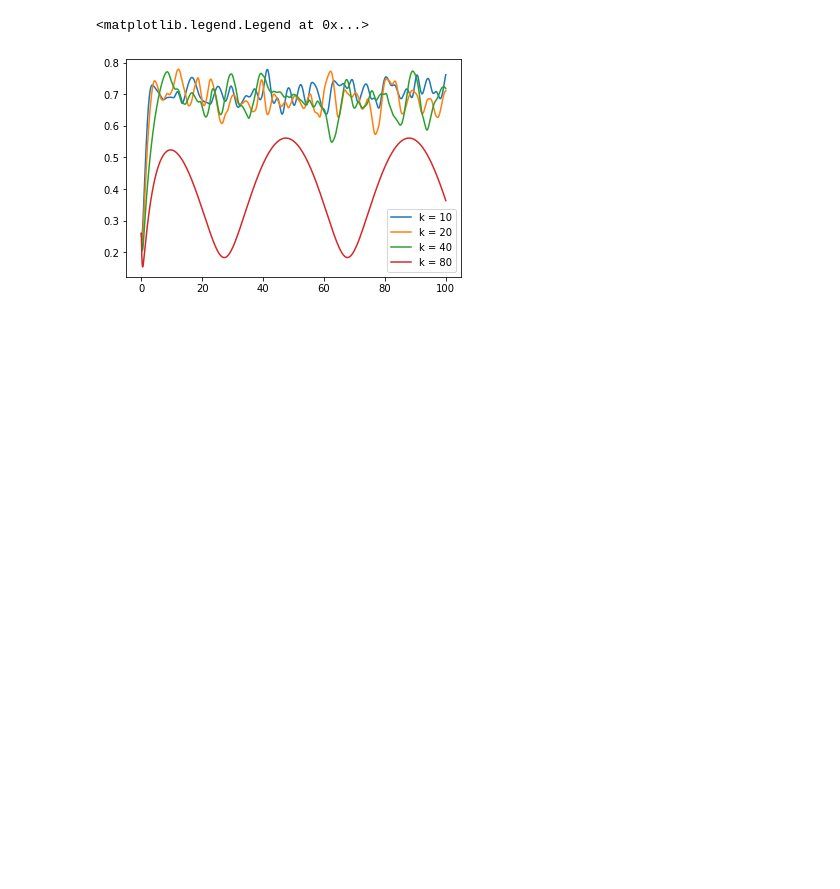
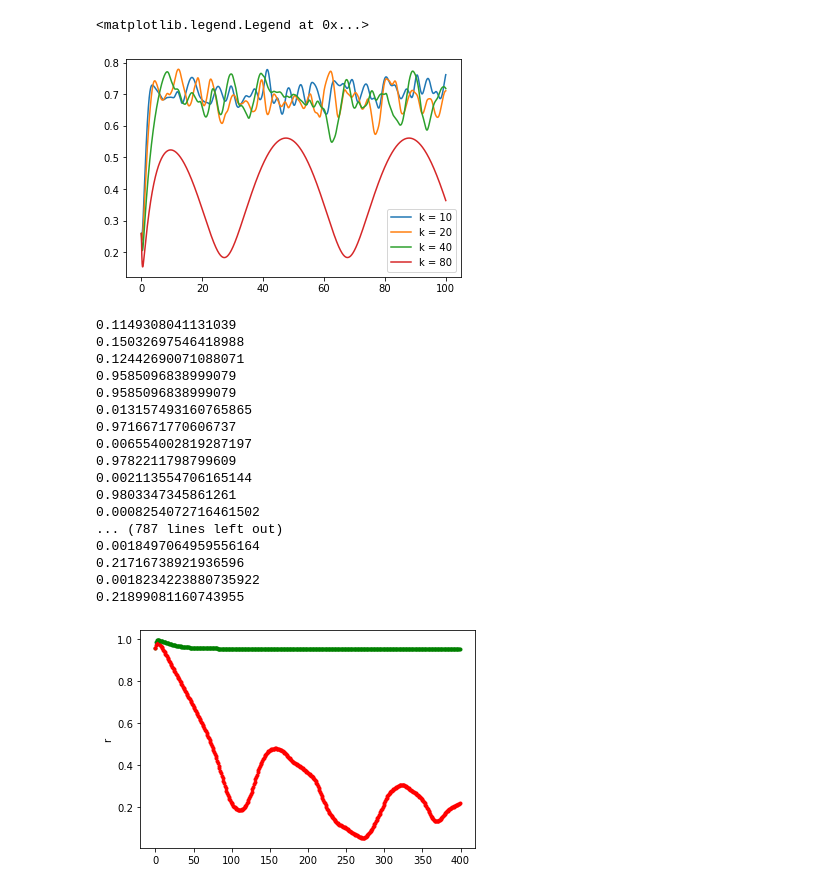
Before and after one commit to KatieJ16/Coupled_oscillators, a Jupyter notebook: Kuramoto_model_2d_subplots.ipynb, the cells around one changed output. Saved outputs shown, nothing was run; the diff lists cells and outputs as text; code cells hidden in the pictures; blank space fills up the shorter version.

Commit message:
adding little bit about synchronisation

```diff
--- a/Kuramoto_model_2d_subplots.ipynb
+++ b/Kuramoto_model_2d_subplots.ipynb
@@ -114,6 +116,7 @@ sol1 = odeint(phi_dot, start, t, args=(omega, K, A))
 sol2 = odeint(phi_dot, start, t, args=(omega, K*2, A))
 sol4 = odeint(phi_dot, start, t, args=(omega, K*4, A))
 sol8 = odeint(phi_dot, start, t, args=(omega, K*8, A))
+sol16 = odeint(phi_dot, start, t, args=(omega, K*16, A))
 # %%
 %matplotlib notebook
 #got this example from http://jakevdp.github.io/blog/2012/08/18/matplotlib-animation-tutorial/
@@ -270,3 +273,57 @@ plt.legend()
 # %% [output]
 <matplotlib.legend.Legend at 0x...>
 [figure]
+# %%
+#level of synchronisation is the r thing given in equation 2.2 of that paper.
+# print(len(sol1[0]))
+print(abs(np.sum(math.e**(sol1[-1,:]*1j)))/len(sol1[0]))
+
+print(abs(np.sum(math.e**(sol2[-1,:]*1j)))/len(sol1[0]))
+
+print(abs(np.sum(math.e**(sol4[-1,:]*1j)))/len(sol1[0]))
+
+epsilon = 1e-4
+
+last = 0
+count = 0
+for i in range(400):#int(len(sol8)/10)):
+    plt.plot(i, abs(np.sum(math.e**(sol16[i*10,:]*1j)))/len(sol1[0]), '.g')
+    x = abs(np.sum(math.e**(sol4[i*10,:]*1j)))/len(sol1[0])
+    print(np.abs(x - last))
+    if(np.abs(x - last) < epsilon):
+        count += 1
+        if(count >= 10):
+            print("converged!!")
+            print(i)
+            break
+    else:
+        count = 0
+    last = x
+    print(x)
+    plt.plot(i, x, '.r')
+#     plt.plot(i, abs(np.sum(math.e**(sol4[i*10,:]*1j)))/len(sol1[0]), '.b')
+#     plt.plot(i, abs(np.sum(math.e**(sol2[i*10,:]*1j)))/len(sol1[0]), '.', color = "green")
+#     plt.plot(i, abs(np.sum(math.e**(sol1[i*10,:]*1j)))/len(sol1[0]), '.', color = "yellow")
+
+
+plt.ylabel("r")
+plt.show()
+# %% [output]
+0.1149308041131039
+0.15032697546418988
+0.12442690071088071
+0.9585096838999079
+0.9585096838999079
+0.013157493160765865
+0.9716671770606737
+0.006554002819287197
+0.9782211798799609
+0.002113554706165144
+0.9803347345861261
+0.0008254072716461502
+... (787 lines left out)
+0.0018497064959556164
+0.21716738921936596
+0.0018234223880735922
+0.21899081160743955
+[figure, added]
```
Also changed, not shown: parts of 1 cell of this notebook.
